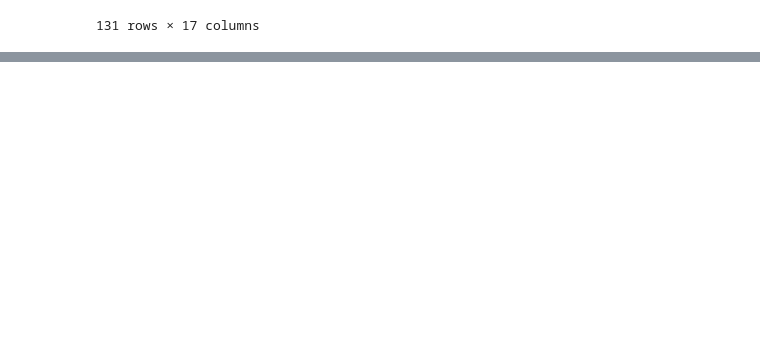
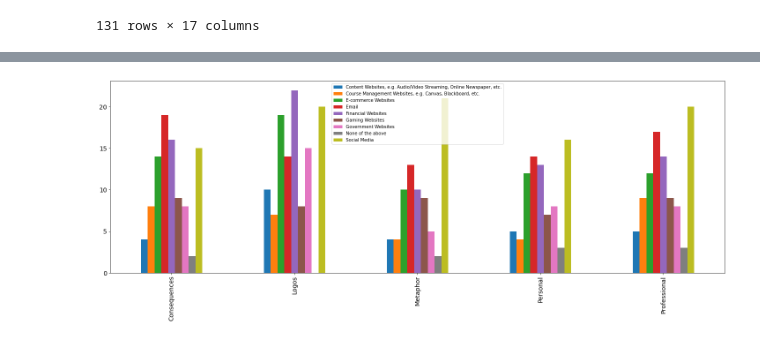
Before and after one commit to rizupaudel/designStudy, a Jupyter notebook: priming/analysis/csquest.ipynb, the cells around one changed output, grey strips where cells are left out. Saved outputs shown, nothing was run; the diff lists cells and outputs as text; code cells hidden in the pictures; blank space fills up the shorter version.

```diff
--- a/priming/analysis/csquest.ipynb
+++ b/priming/analysis/csquest.ipynb
@@ -197,0 +179,9 @@ sns.heatmap(cormat, annot=True, cmap="Greens", linewidths=.5, ax=ax)
+# %%
+new_columns = {}
+for qsid in csquestqual.columns:
+    new_columns[qsid] = json.loads(get_qdetails(page_id, qsid).split('\n')[1].replace("'", '"')).get('keyword')
+csquestqual.rename(columns=new_columns, inplace=True)
+csquestqual['did'] = dids
+csquestqual['design'] = csquestqual['did'].apply(lambda x: get_design(x))
+csquestqual.drop('did', axis=1, inplace=True)
+csquestqual
@@ -197,0 +220,4 @@ sns.heatmap(cormat, annot=True, cmap="Greens", linewidths=.5, ax=ax)
+# %%
+account_creation = csquestqual.copy()
+account_creation.drop(['Motivating parts', 'Metaphor meaning'], axis=1, inplace=True)
+account_creation
@@ -197,0 +238,4 @@ sns.heatmap(cormat, annot=True, cmap="Greens", linewidths=.5, ax=ax)
+# %%
+design_ac = account_creation.explode('Account creation page').groupby(['design']).apply(lambda grp: grp.groupby('Account creation page')['design'].count().to_dict()).to_dict()
+design_ac_df = pd.DataFrame(design_ac).T
+design_ac_df
@@ -197,0 +249,4 @@ sns.heatmap(cormat, annot=True, cmap="Greens", linewidths=.5, ax=ax)
+# %%
+_ = design_ac_df.plot.bar(figsize=(25, 8), fontsize=14, style=".-")
+# %% [output]
+[figure, added]
```
Also changed, not shown: parts of 10 cells of this notebook, 6 other files.
